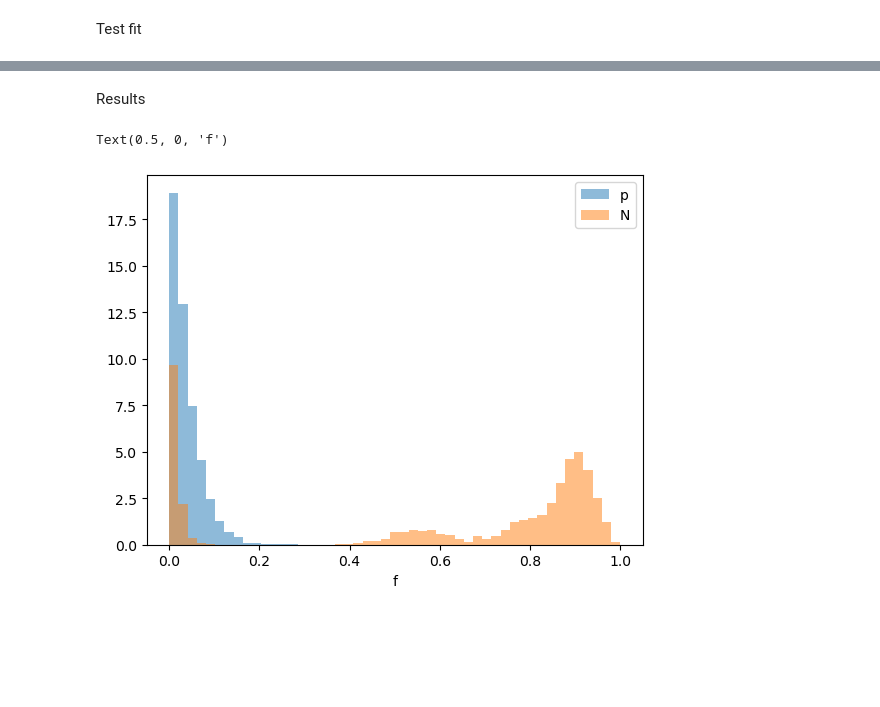
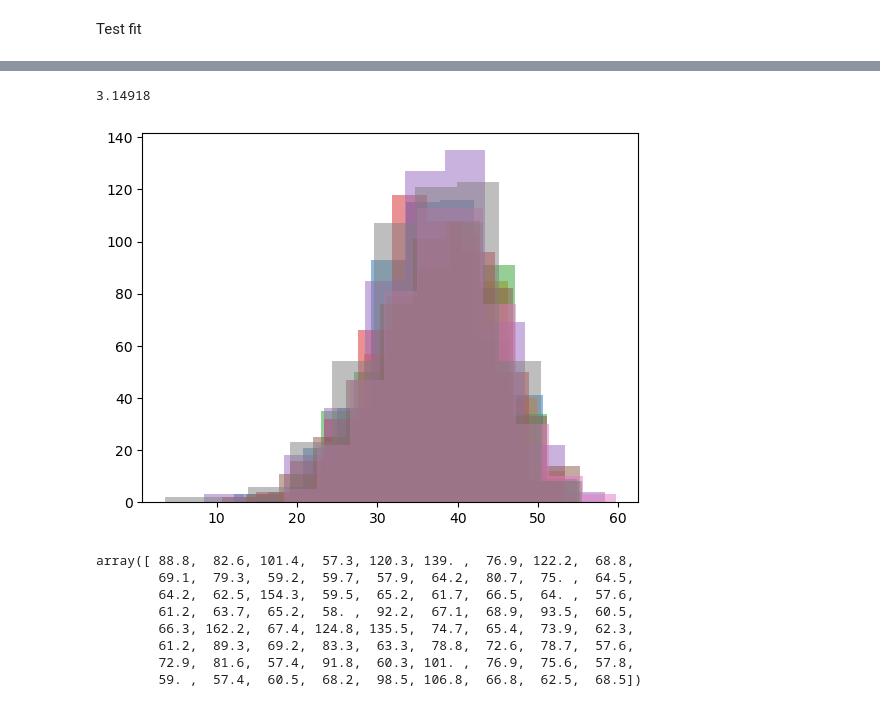
Before and after one commit to uhecr-project/uhecr_model, a Jupyter notebook: uhecr_model/paper_1/energy_loss/test_fancy_updates.ipynb, the cells around one changed output, grey strips where cells are left out. Cells and saved outputs as stored; diff of their text form; code cells hidden in the pictures; blank space fills up the shorter version.

```diff
--- a/uhecr_model/paper_1/energy_loss/test_fancy_updates.ipynb
+++ b/uhecr_model/paper_1/energy_loss/test_fancy_updates.ipynb
@@ -180,2 +199,0 @@ arviz.plot_pair(fit, var_names=["L", "alpha", "F0", "f", "B"]);
-# %% [markdown]
-Results
@@ -189,11 +200,23 @@ results_N = Results("output/test_joint_fit_SBG_23_TA2015_None_N_42.h5")
-# %%
-bins = np.linspace(0, 1)
-
-fig, ax = plt.subplots()
-ax.hist(results_p.get_chain(["f"])["f"], bins=bins, alpha=0.5, label="p", density=True)
-ax.hist(results_N.get_chain(["f"])["f"], bins=bins, alpha=0.5, label="N", density=True)
-ax.legend()
-ax.set_xlabel("f")
-# %% [output]
-Text(0.5, 0, 'f')
-[figure, removed]
+# %%
+min(fit.stan_variable("alpha"))
+# %% [output]
+3.14918
+# %%
+log_prob = fit.method_variables()["lp__"].T
+# %%
+fig, ax = plt.subplots()
+for i, lp in enumerate(log_prob):
+    ax.hist(lp, alpha=0.5, label="chain " + str(i));
+# %% [output]
+[figure, added]
+# %%
+analysis.data.uhecr.energy
+# %% [output]
+array([ 88.8,  82.6, 101.4,  57.3, 120.3, 139. ,  76.9, 122.2,  68.8,
+        69.1,  79.3,  59.2,  59.7,  57.9,  64.2,  80.7,  75. ,  64.5,
+        64.2,  62.5, 154.3,  59.5,  65.2,  61.7,  66.5,  64. ,  57.6,
+        61.2,  63.7,  65.2,  58. ,  92.2,  67.1,  68.9,  93.5,  60.5,
+        66.3, 162.2,  67.4, 124.8, 135.5,  74.7,  65.4,  73.9,  62.3,
+        61.2,  89.3,  69.2,  83.3,  63.3,  78.8,  72.6,  78.7,  57.6,
+        72.9,  81.6,  57.4,  91.8,  60.3, 101. ,  76.9,  75.6,  57.8,
+        59. ,  57.4,  60.5,  68.2,  98.5, 106.8,  66.8,  62.5,  68.5])
```
Also changed, not shown: parts of 12 cells of this notebook, 6 other files.
